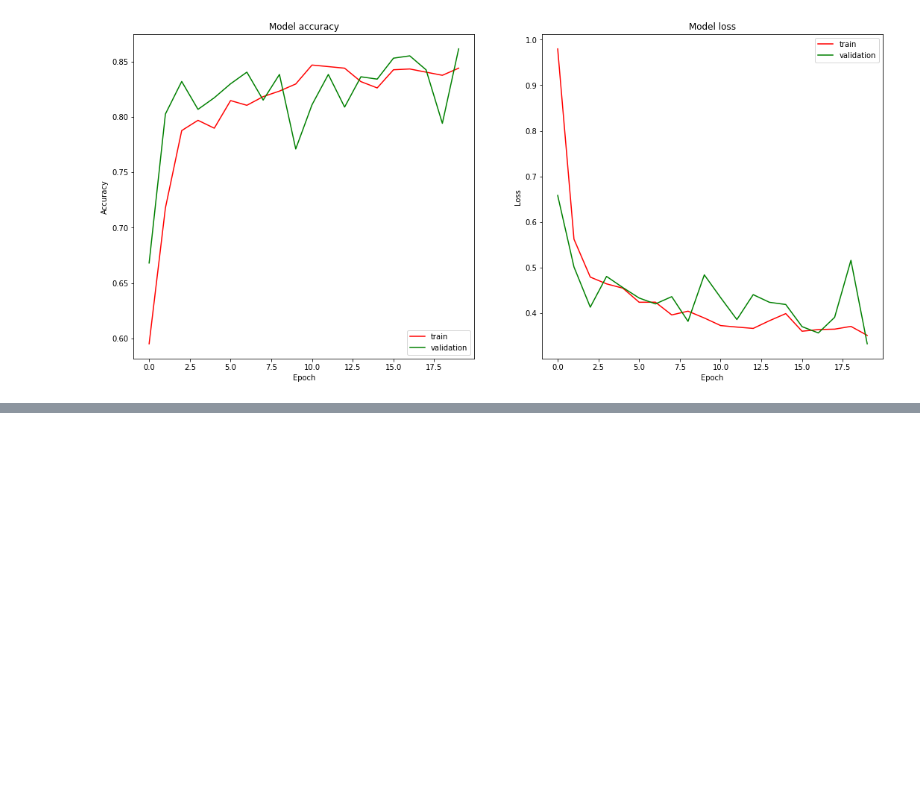
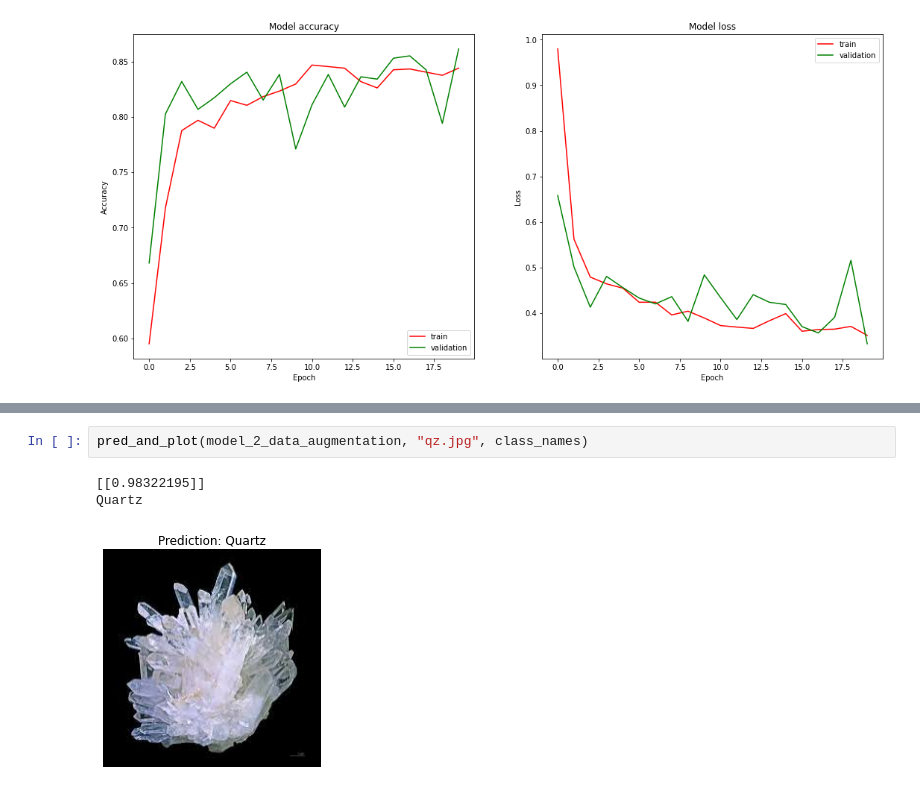
Before and after one commit to leogalbu/Colab_Notebook, a Jupyter notebook: Model_2_Data_augmentation_Quartz_Pyrite_Binary.ipynb, the cells around one changed output, grey strips where cells are left out. Drawn from its saved outputs; the diff is of its cells as text; blank space fills up the shorter version.

```diff
--- a/Model_2_Data_augmentation_Quartz_Pyrite_Binary.ipynb
+++ b/Model_2_Data_augmentation_Quartz_Pyrite_Binary.ipynb
@@ -270,0 +326,6 @@ plot_performance(history_2_data_augmentation)
+# %%
+pred_and_plot(model_2_data_augmentation, "qz.jpg", class_names)
+# %% [output]
+[[0.98322195]]
+Quartz
+[figure, added]
```
Also changed, not shown: parts of 7 cells of this notebook.
